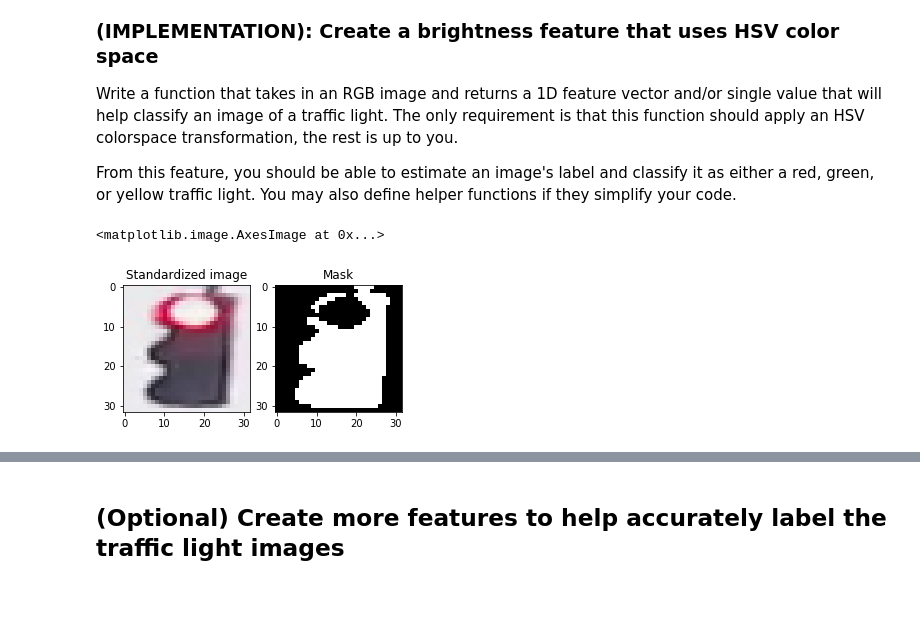
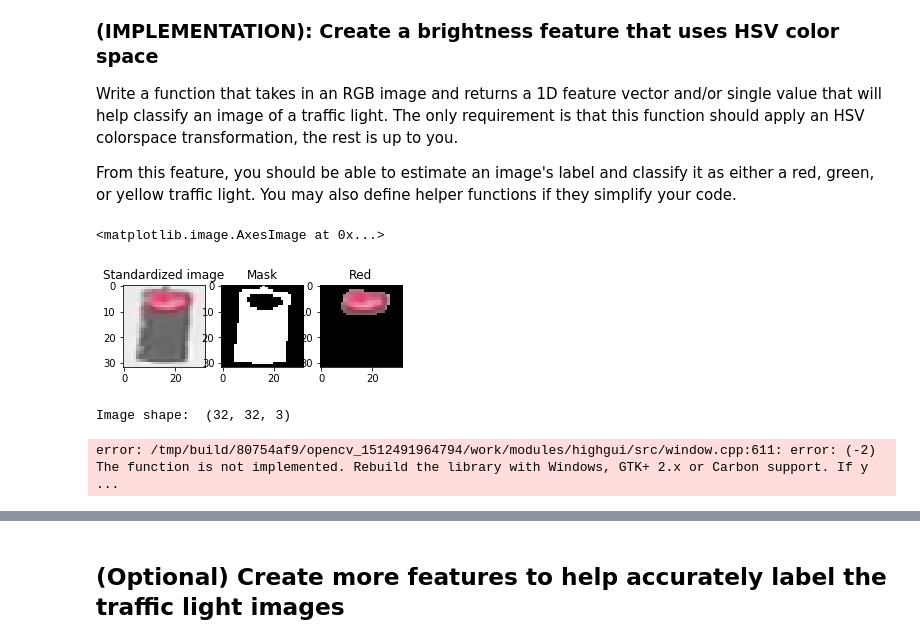
Before and after one commit to flit86/traffic_light, a Jupyter notebook: Traffic_Light_Classifier.ipynb, the cells around one changed output, grey strips where cells are left out. Saved outputs shown, nothing was run; the diff lists cells and outputs as text; code cells hidden in the pictures; blank space fills up the shorter version.

```diff
--- a/Traffic_Light_Classifier.ipynb
+++ b/Traffic_Light_Classifier.ipynb
@@ -307,7 +307,7 @@ Below, a test image is converted from RGB to HSV colorspace and each component i
 # Convert and image to HSV colorspace
 # Visualize the individual color channels
 
-image_num = 10
+image_num = 0
 test_im = STANDARDIZED_LIST[image_num][0]
 test_label = STANDARDIZED_LIST[image_num][1]
 
@@ -345,25 +345,55 @@ Write a function that takes in an RGB image and returns a 1D feature vector and/
 
 From this feature, you should be able to estimate an image's label and classify it as either a red, green, or yellow traffic light. You may also define helper functions if they simplify your code.
 # %%
+# Import the image
+#im = cv2.imread('orange.jpg)
+
+image_t = np.copy(test_im)
+
+
 # Convert BGR to HSV
-hsv = cv2.cvtColor(test_im, cv2.COLOR_BGR2HSV)
+hsv = cv2.cvtColor(image_t, cv2.COLOR_BGR2HSV)
 
 # Define our color selection boundaries in RGB values
 lower_th = np.array([0,0,30])
 upper_th = np.array([200,255,255])
 # Define the masked area
 mask = cv2.inRange(test_im, lower_th, upper_th)
 
+# Red color
+low_red = np.array([0, 50, 50])
+high_red = np.array([179, 255, 255])
+red_mask = cv2.inRange(hsv, low_red, high_red)
+red = cv2.bitwise_and(image_t, image_t, mask=red_mask)
 
 # Plot the original image and the three channels
-f, (ax1, ax2) = plt.subplots(1, 2, figsize=(5,5))
+f, (ax1, ax2, ax3) = plt.subplots(1, 3, figsize=(5,5))
 ax1.set_title('Standardized image')
 ax1.imshow(test_im)
 ax2.set_title('Mask')
 ax2.imshow(mask, cmap='gray')
+ax3.set_title('Red')
+ax3.imshow(red)
 # %% [output]
 <matplotlib.image.AxesImage at 0x...>
-[figure, old version]
+[figure, new version]
+# %%
+# To crop and image, you can use image slicing
+# which is just slicing off a portion of the image array
+
+# Make a copy of the image to manipulate
+img = np.copy(test_im)
+print('Image shape: ', img.shape)
+
+# Define how many pixels to slice off the sides of the original image
+
+# Using image slicing, subtract the row_crop from top/bottom and col_crop from left/right
+#croped_image = img.crop(area)
+crop_img = img[15:17, 12:20]
+cv2.imshow("cropped", crop_img)
+# %% [output]
+Image shape:  (32, 32, 3)
+error: /tmp/build/80754af9/opencv_1512491964794/work/modules/highgui/src/window.cpp:611: error: (-2) The function is not implemented. Rebuild the library with Windows, GTK+ 2.x or Carbon support. If y ...
 # %%
 ## TODO: Create a brightness feature that takes in an RGB image and outputs a feature vector and/or value
 ## This feature should use HSV colorspace values
```
Also changed, not shown: parts of 9 cells of this notebook.
